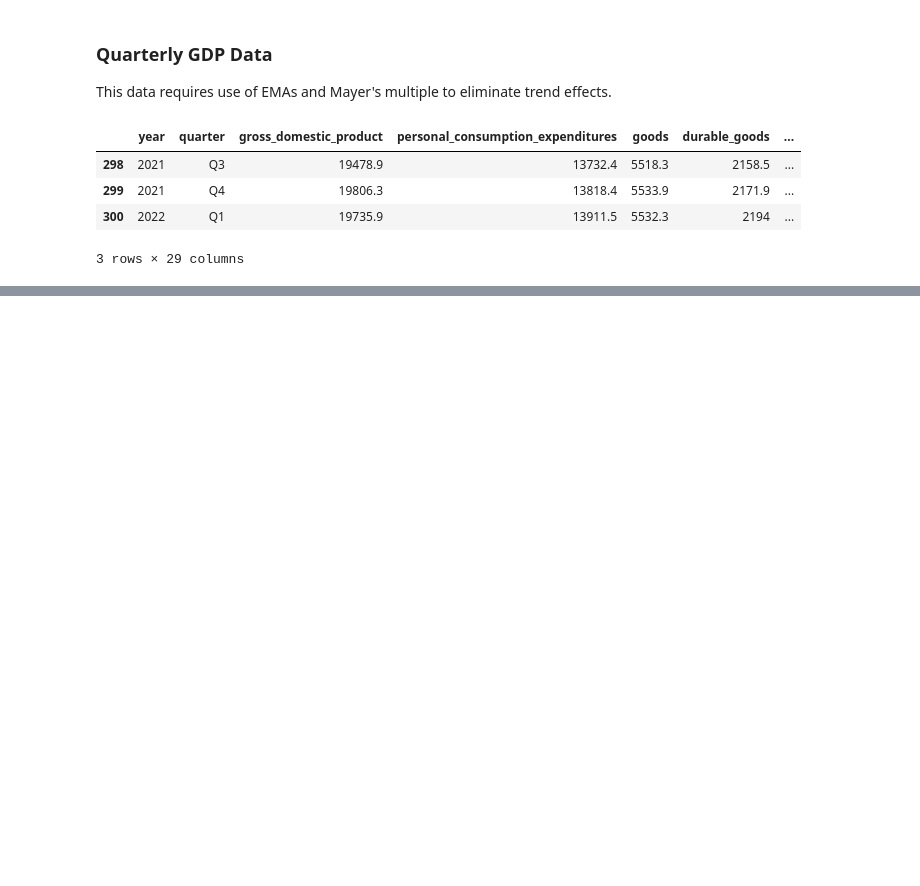
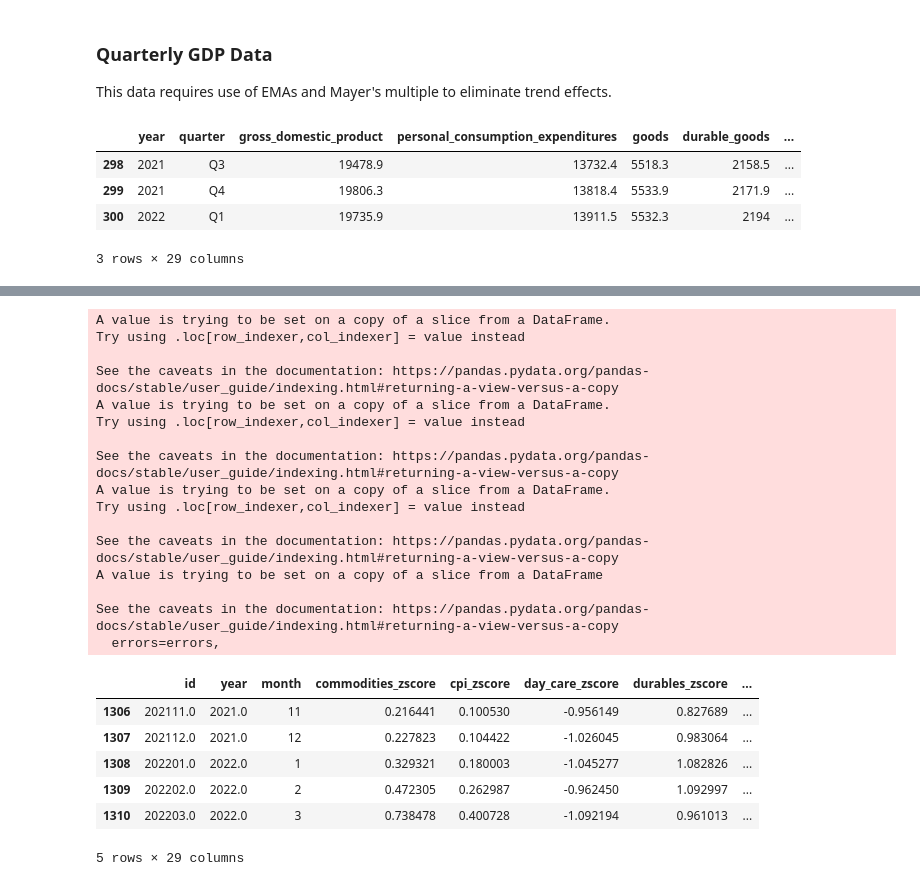
Before and after one commit to obsessedquant/Economic_Indicators, a Jupyter notebook: 0_Combined_Indicators.ipynb, the cells around one changed output, grey strips where cells are left out. Drawn from its saved outputs; the diff is of its cells as text; code cells hidden in the pictures; blank space fills up the shorter version.

```diff
--- a/0_Combined_Indicators.ipynb
+++ b/0_Combined_Indicators.ipynb
@@ -183,0 +187,6 @@ See the caveats in the documentation: https://pandas.pydata.org/pandas-docs/stab
+# %%
+import pandas as pd
+
+cpi_df = pd.read_csv('./Inputs/cpi_compiled.csv')
+cpi_df.drop('Unnamed: 0',axis=1,inplace=True)
+cpi_df.tail(3)
@@ -183,0 +198,47 @@ See the caveats in the documentation: https://pandas.pydata.org/pandas-docs/stab
+# %%
+cols = list(cpi_df.columns)
+col_mayer_list = []
+col_zscore_list = ['id','year','month']
+col_zscore_chg_list = []
+
+for col in cols:
+    col_5yr = col + '_5yr'
+    col_mayer = col + '_mayer'
+#     df_gdp[col_5yr] = df_gdp[col].rolling(20)
+#     df_gdp[col_5yr] = df_gdp.iloc[:,0].ewm(span=20,adjust=False).mean()
+    try:
+        cpi_df[col_5yr] = cpi_df[col].ewm(span=60,adjust=False).mean()
+        cpi_df[col_mayer] = (cpi_df[col] - cpi_df[col_5yr]) / cpi_df[col_5yr] * 100
+        col_mayer_list.append(col + '_mayer')
+        col_zscore_list.append(col + '_zscore')
+        col_zscore_chg_list.append(col + '_chg_zscore')
+    except:
+        print(f'No numeric types in {col}.')
+
+# Eliminate first 20 rows of data
+cpi_df2 = cpi_df[col_mayer_list]
+cpi_df2 = cpi_df[60:]
+
+cols = list(cpi_df2.columns)
+
+for col in cols:
+    col_mayer = col + '_mayer'
+    col_zscore = col + '_zscore'
+    col_chg = col + '_chg'
+    col_chg_zscore = col + '_chg_zscore'
+#     df_gdp[col_5yr] = df_gdp[col].rolling(20)
+#     df_gdp[col_5yr] = df_gdp.iloc[:,0].ewm(span=20,adjust=False).mean()
+    try:
+        cpi_df2[col_zscore] = (cpi_df2[col_mayer] - cpi_df2[col_mayer].mean())/cpi_df2[col_mayer].std(ddof=0)
+        cpi_df2[col_chg] = cpi_df2[col_mayer].diff()
+        cpi_df2[col_chg_zscore] = (cpi_df2[col_chg] - cpi_df2[col_chg].mean())/cpi_df2[col_chg].std(ddof=0)
+    except:
+        print(f'No numeric types in {col}.')
+
+cpi_df3 = cpi_df2[col_zscore_list+col_zscore_chg_list]
+cpi_df3.drop(['year_zscore','year_chg_zscore',
+             'id_zscore','id_chg_zscore',
+             'month_zscore','month_chg_zscore'],axis=1,inplace=True)
+cpi_df3.to_csv('./Output/Monthly_Data/cpi.csv')
+cpi_df3.tail(5)
+# %% [output]
@@ -183,0 +262,23 @@ See the caveats in the documentation: https://pandas.pydata.org/pandas-docs/stab
+A value is trying to be set on a copy of a slice from a DataFrame.
+Try using .loc[row_indexer,col_indexer] = value instead
+
+See the caveats in the documentation: https://pandas.pydata.org/pandas-docs/stable/user_guide/indexing.html#returning-a-view-versus-a-copy
+A value is trying to be set on a copy of a slice from a DataFrame.
+Try using .loc[row_indexer,col_indexer] = value instead
+
+See the caveats in the documentation: https://pandas.pydata.org/pandas-docs/stable/user_guide/indexing.html#returning-a-view-versus-a-copy
+A value is trying to be set on a copy of a slice from a DataFrame.
+Try using .loc[row_indexer,col_indexer] = value instead
+
+See the caveats in the documentation: https://pandas.pydata.org/pandas-docs/stable/user_guide/indexing.html#returning-a-view-versus-a-copy
+A value is trying to be set on a copy of a slice from a DataFrame
+
+See the caveats in the documentation: https://pandas.pydata.org/pandas-docs/stable/user_guide/indexing.html#returning-a-view-versus-a-copy
+  errors=errors,
+|  | id | year | month | commodities_zscore | cpi_zscore | day_care_zscore | durables_zscore | ... |
+| 1306 | 202111.0 | 2021.0 | 11 | 0.216441 | 0.100530 | -0.956149 | 0.827689 | ... |
+| 1307 | 202112.0 | 2021.0 | 12 | 0.227823 | 0.104422 | -1.026045 | 0.983064 | ... |
+| 1308 | 202201.0 | 2022.0 | 1 | 0.329321 | 0.180003 | -1.045277 | 1.082826 | ... |
+| 1309 | 202202.0 | 2022.0 | 2 | 0.472305 | 0.262987 | -0.962450 | 1.092997 | ... |
+| 1310 | 202203.0 | 2022.0 | 3 | 0.738478 | 0.400728 | -1.092194 | 0.961013 | ... |
+5 rows × 29 columns
```
Also changed, not shown: parts of 10 cells of this notebook, 5 other files.
